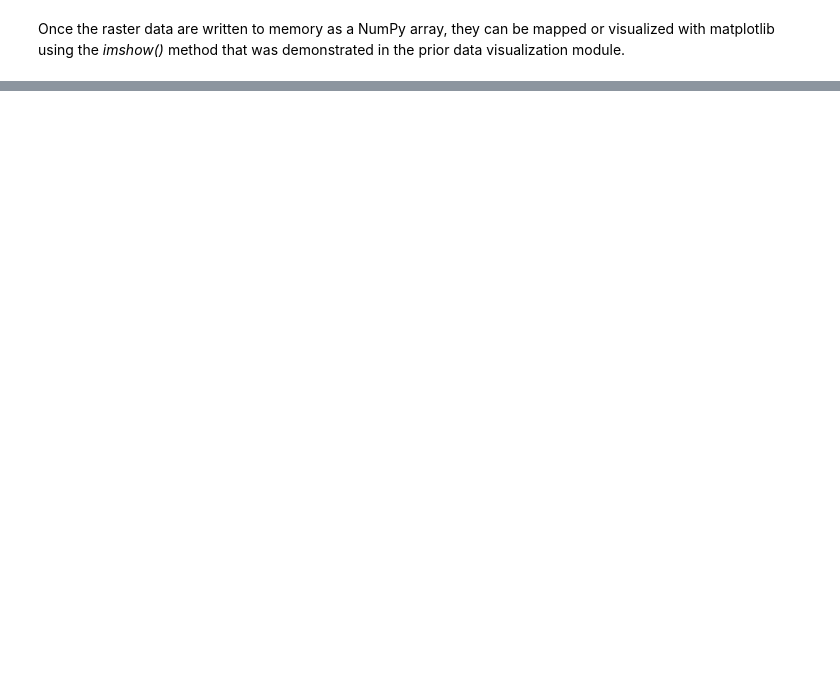
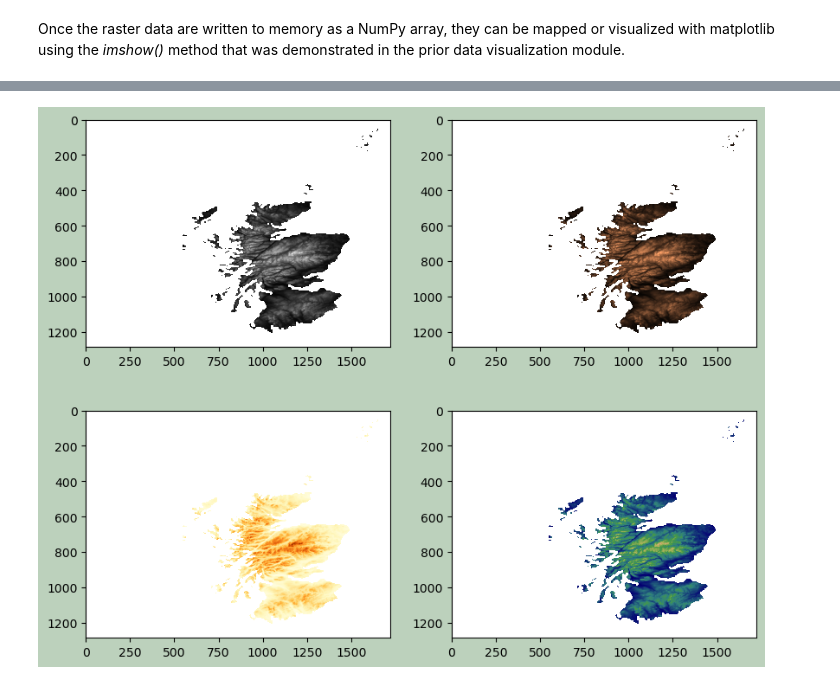
Before and after one commit to mfbenitezp/PY4SA_Course, a Jupyter notebook: Python_GeoPandas.ipynb, the cells around one changed output, grey strips where cells are left out. Cells and saved outputs as stored; diff of their text form; code cells hidden in the pictures; blank space fills up the shorter version.

```diff
--- a/Python_GeoPandas.ipynb
+++ b/Python_GeoPandas.ipynb
@@ -198,0 +219,10 @@ plt.imshow(elev_arr, cmap="gist_gray")
+# %%
+plt.rcParams['figure.figsize'] = [10, 8]
+fig, ax = plt.subplots(2, 2)
+ax[0,0].imshow(image_read_masked, cmap="gist_gray")
+ax[0,1].imshow(image_read_masked, cmap="copper")
+ax[1,0].imshow(image_read_masked, cmap="YlOrBr")
+ax[1,1].imshow(image_read_masked, cmap="gist_earth")
+fig.patch.set_facecolor('#bcd1bc')
+# %% [output]
+[figure, added]
```
Also changed, not shown: parts of 4 cells of this notebook, 3 other files.
